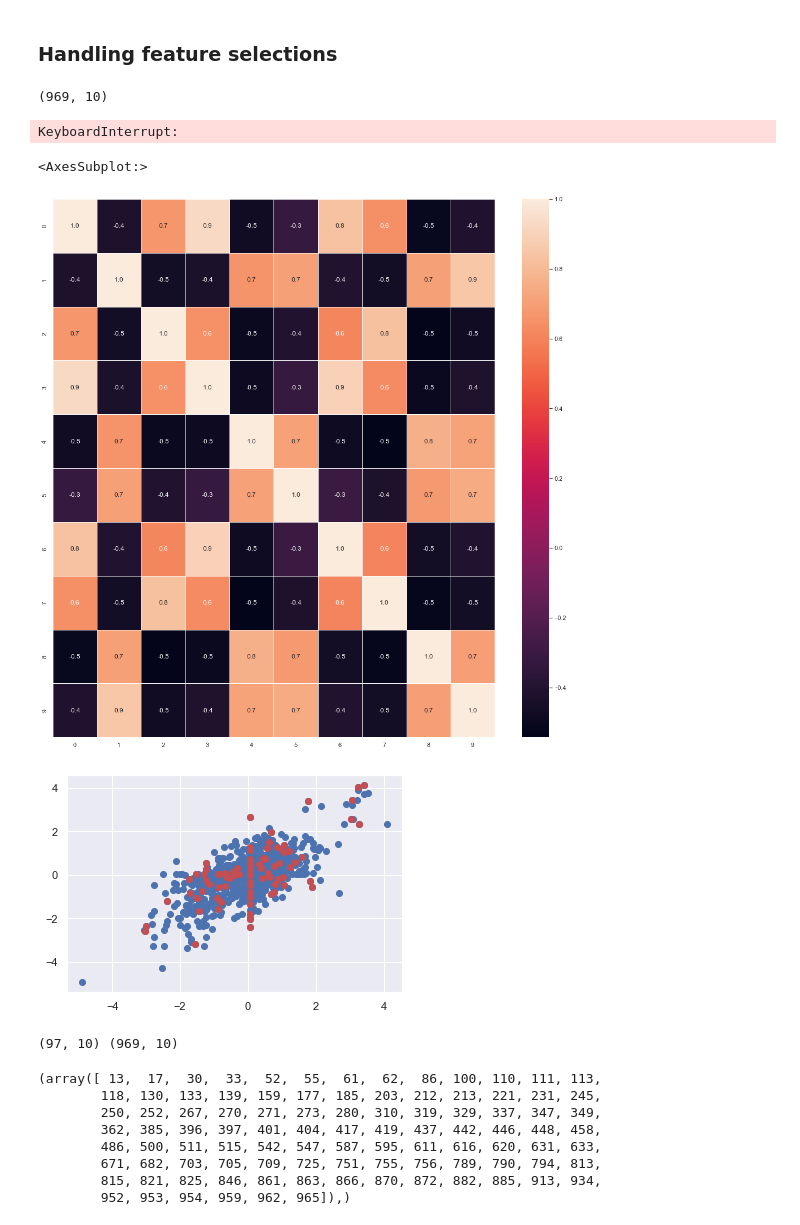
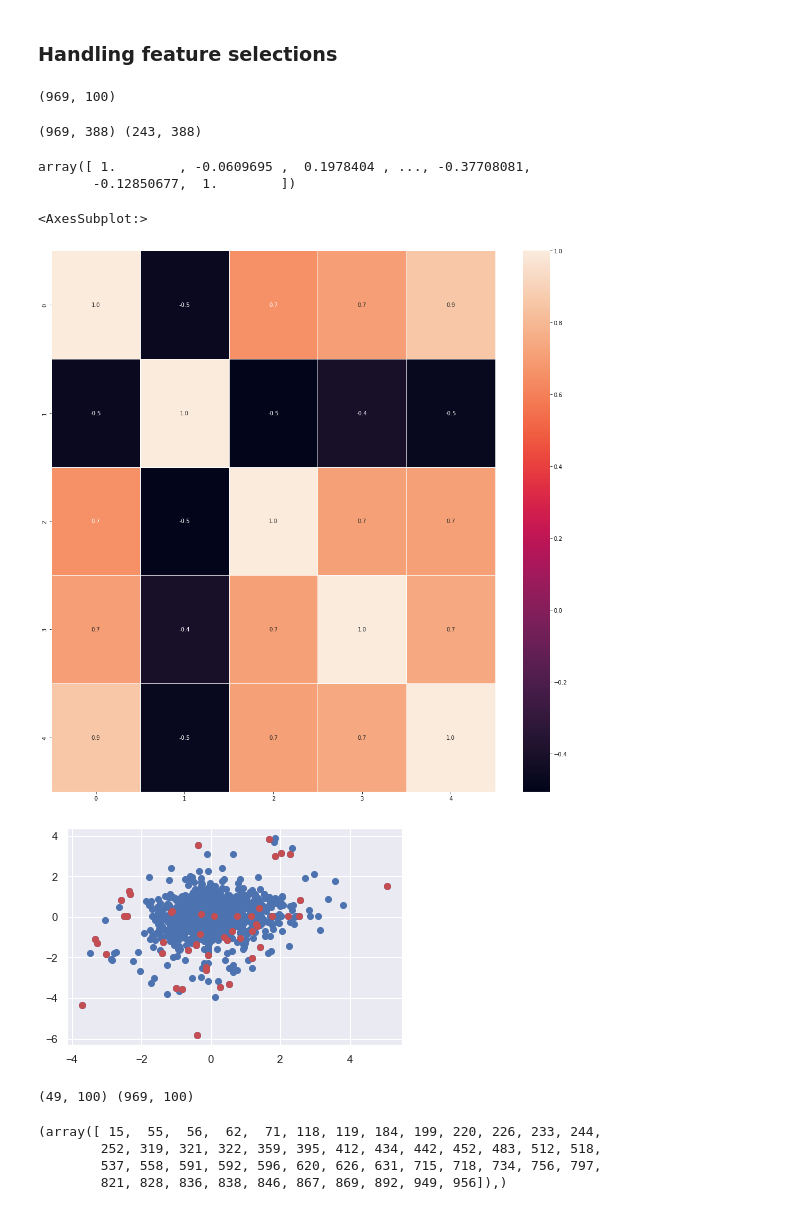
Before and after one commit to qglht/AML, a Jupyter notebook: Project1.ipynb, the cells around one changed output. Saved outputs shown, nothing was run; the diff lists cells and outputs as text; code cells hidden in the pictures.

Commit message:
new feature selection

```diff
--- a/Project1.ipynb
+++ b/Project1.ipynb
@@ -121,17 +81,27 @@ X_test_norm
+# %%
+scaler = MinMaxScaler()
+scaler.fit(X_train_filled)
+X_train_norm = scaler.transform(X_train_filled)
+X_test_norm = scaler.transform(X_test_filled)
+# %%
+scaler = StandardScaler()
+scaler.fit(X_train_filled)
+X_train_norm = scaler.transform(X_train_filled)
+X_test_norm = scaler.transform(X_test_filled)
 # %% [markdown]
 ### Handling feature selections
 # %%
 ## Univariate feature selection with the highest variance
-select_feature = SelectKBest(f_regression, k=(10)).fit(X_train_norm, y_train)
+select_feature = SelectKBest(f_regression, k=(100)).fit(X_train_norm, y_train)
 X_train_new = select_feature.transform(X_train_norm)
 X_test_new = select_feature.transform(X_test_norm)
 X_train_new.shape
 # %% [output]
-(969, 10)
+(969, 100)
 # %%
 ## Feature selection with PCA
 
-pca = PCA(n_components=100)
+pca = PCA(n_components=5)
 pca.fit(X_train_norm,y_train)
 X_train_pca = pca.transform(X_train_norm)
 X_test_pca = pca.transform(X_test_norm)
@@ -144,8 +114,22 @@ y_train_RFE = y_train.values.reshape(-1)
 clf_rf_3 = SVR(kernel="linear")
 rfe = RFE(estimator=clf_rf_3, n_features_to_select=20, step=1)
 rfe = rfe.fit(X_train_RFE, y_train_RFE)
-# %% [output]
-KeyboardInterrupt:
+# %%
+## Feature selection with select from model
+
+clf = ExtraTreesClassifier(n_estimators=1000)
+clf = clf.fit(X_train_norm, y_train)
+model = SelectFromModel(clf, prefit=True)
+X_train_new = model.transform(X_train_norm)
+X_test_new = model.transform(X_test_norm)
+print(X_train_new.shape,X_test_new.shape)
+# %% [output]
+(969, 388) (243, 388)
+# %%
+plt.hist(np.corrcoef(X_train_new).flatten()
+# %% [output]
+array([ 1.        , -0.0609695 ,  0.1978404 , ..., -0.37708081,
+       -0.12850677,  1.        ])
 # %%
 ### Feature visualization
 # correlation map
@@ -154,28 +138,24 @@ f,ax = plt.subplots(figsize=(18, 18))
 sns.heatmap(X_dtf.corr(), annot=True, linewidths=.5, fmt= '.1f',ax=ax)
 # %% [output]
 <AxesSubplot:>
-[figure, old version]
+[figure, new version]
 # %%
 ## Outlier detection with multivariate technique: gaussian mixture model
-elenv = EllipticEnvelope(contamination=0.1)
+elenv = EllipticEnvelope(contamination=0.05)
 
 pred = elenv.fit_predict(X_train_new)
 anom_index=where(pred==-1)
 values_anom = X_train_new[anom_index]
 
-plt.scatter(X_train_new[:,0], X_train_new[:,2])
-plt.scatter(values_anom[:,0],values_anom[:,2], color='r')
+plt.scatter(X_train_new[:,0], X_train_new[:,1])
+plt.scatter(values_anom[:,0],values_anom[:,1], color='r')
 plt.show()
 print(values_anom.shape,X_train_new.shape)
 anom_index
 # %% [output]
-[figure, old version]
+[figure, new version]
-(97, 10) (969, 10)
+(49, 100) (969, 100)
-(array([ 13,  17,  30,  33,  52,  55,  61,  62,  86, 100, 110, 111, 113,
-        118, 130, 133, 139, 159, 177, 185, 203, 212, 213, 221, 231, 245,
-        250, 252, 267, 270, 271, 273, 280, 310, 319, 329, 337, 347, 349,
-        362, 385, 396, 397, 401, 404, 417, 419, 437, 442, 446, 448, 458,
-        486, 500, 511, 515, 542, 547, 587, 595, 611, 616, 620, 631, 633,
-        671, 682, 703, 705, 709, 725, 751, 755, 756, 789, 790, 794, 813,
-        815, 821, 825, 846, 861, 863, 866, 870, 872, 882, 885, 913, 934,
-        952, 953, 954, 959, 962, 965]),)
+(array([ 15,  55,  56,  62,  71, 118, 119, 184, 199, 220, 226, 233, 244,
+        252, 319, 321, 322, 359, 395, 412, 434, 442, 452, 483, 512, 518,
+        537, 558, 591, 592, 596, 620, 626, 631, 715, 718, 734, 756, 797,
+        821, 828, 836, 838, 846, 867, 869, 892, 949, 956]),)
```
Also changed, not shown: parts of 14 cells of this notebook.
